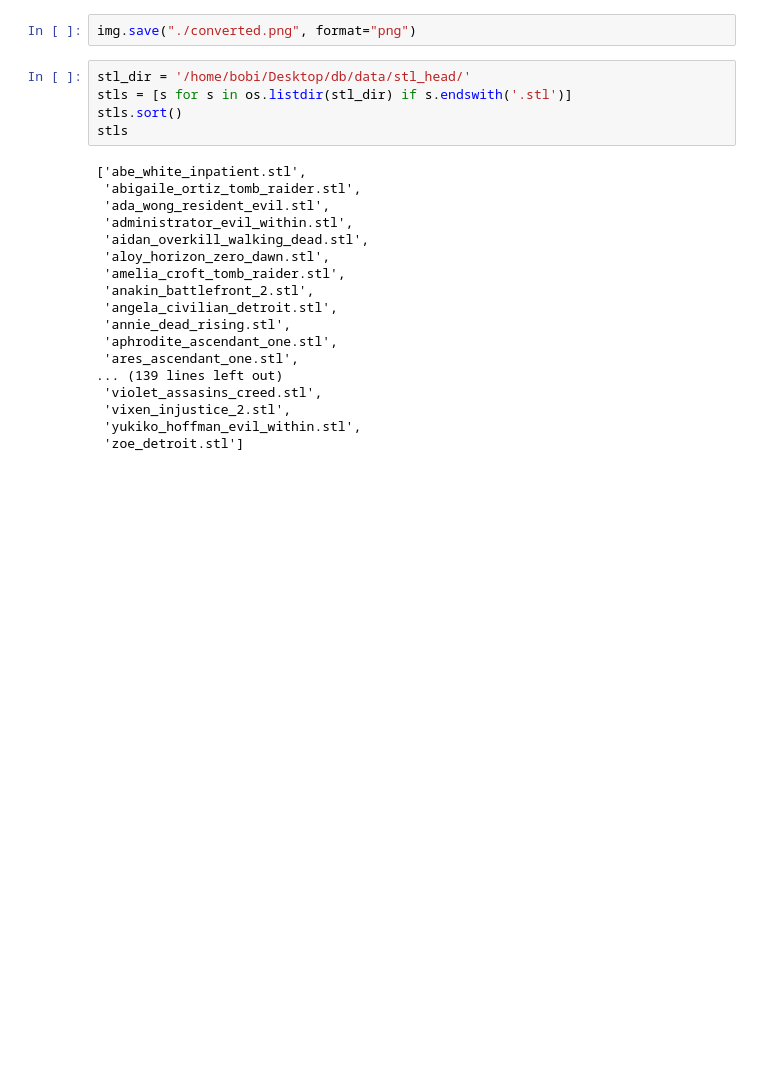
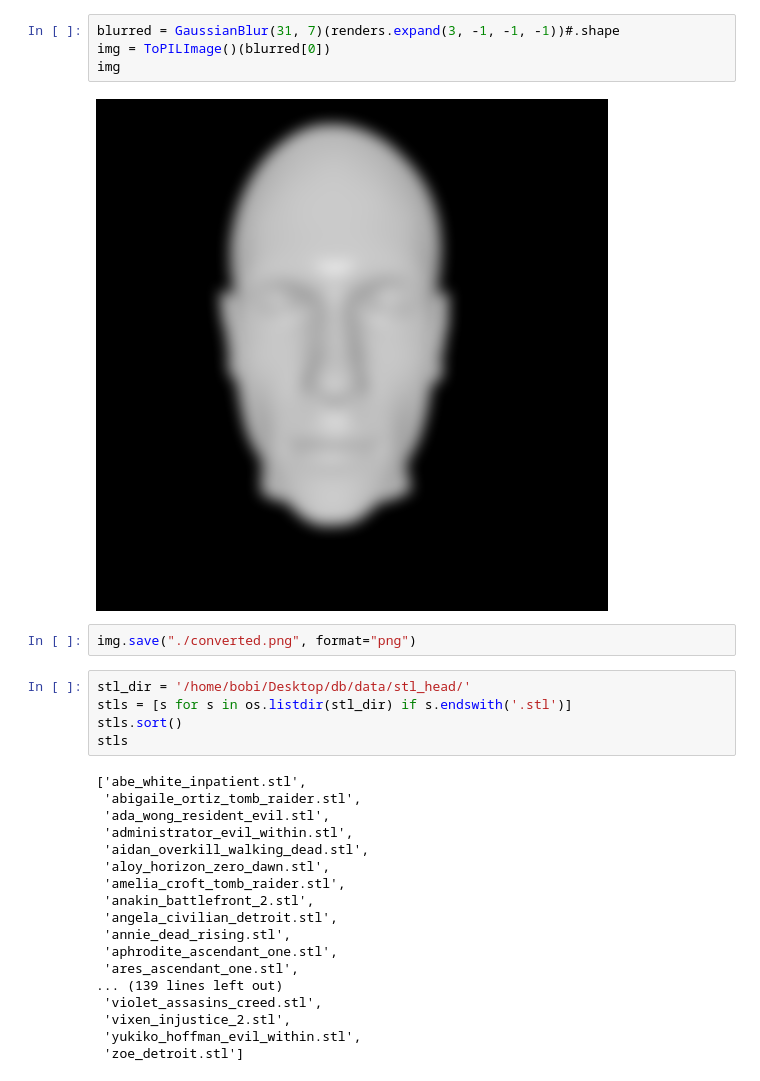
Before and after one commit to bobiblazeski/pic2mesh, a Jupyter notebook: create_stl_renders.ipynb, the cells around one changed output. Saved outputs shown, nothing was run; the diff lists cells and outputs as text; blank space fills up the shorter version.

```diff
--- a/create_stl_renders.ipynb
+++ b/create_stl_renders.ipynb
@@ -44,3 +52,9 @@ img
+# %%
+blurred = GaussianBlur(31, 7)(renders.expand(3, -1, -1, -1))#.shape
+img = ToPILImage()(blurred[0])
+img
+# %% [output]
+[figure, added]
 # %%
 img.save("./converted.png", format="png")
 # %%
```
Also changed, not shown: parts of 5 cells of this notebook, 4 other files.
